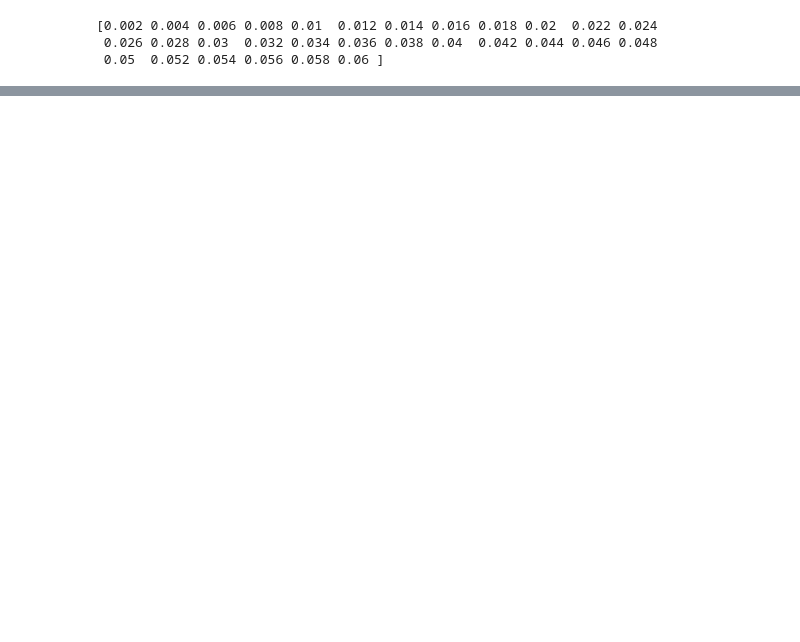
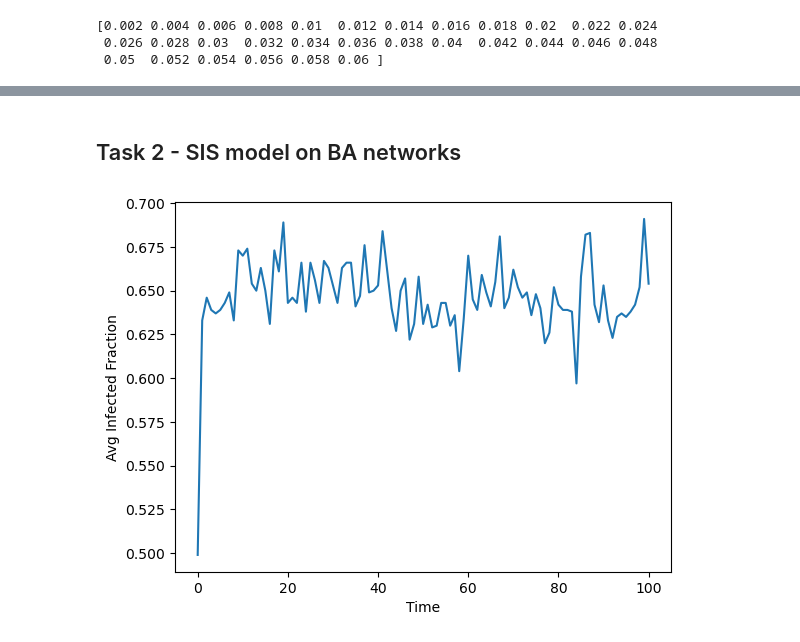
Before and after one commit to kubek22/SNARS, a Jupyter notebook: project11/project11.ipynb, the cells around one changed output, grey strips where cells are left out. Saved outputs shown, nothing was run; the diff lists cells and outputs as text; code cells hidden in the pictures; blank space fills up the shorter version.

```diff
--- a/project11/project11.ipynb
+++ b/project11/project11.ipynb
@@ -156,0 +203,23 @@ plt.show()
+# %% [markdown]
+## Task 2 - SIS model on BA networks
+# %%
+n = 100
+m = 3
+infected_prob = 0.5
+beta = 0.2
+gamma = 0.3
+lmbda = beta / gamma
+
+G = nx.barabasi_albert_graph(n=n, m=m)
+initialize_graph(G, infected_prob)
+
+n_simulations = 10
+time_steps = 100
+
+avg_i_list, avg_s_list = repeat_simulations(n_simulations, beta, gamma, time_steps, infected_prob, nx.barabasi_albert_graph, n=n, m=m)
+plt.plot(np.arange(time_steps+1), avg_i_list)
+plt.xlabel('Time')
+plt.ylabel('Avg Infected Fraction')
+plt.show()
+# %% [output]
+[figure, added]
```
Also changed, not shown: parts of 22 cells of this notebook.
